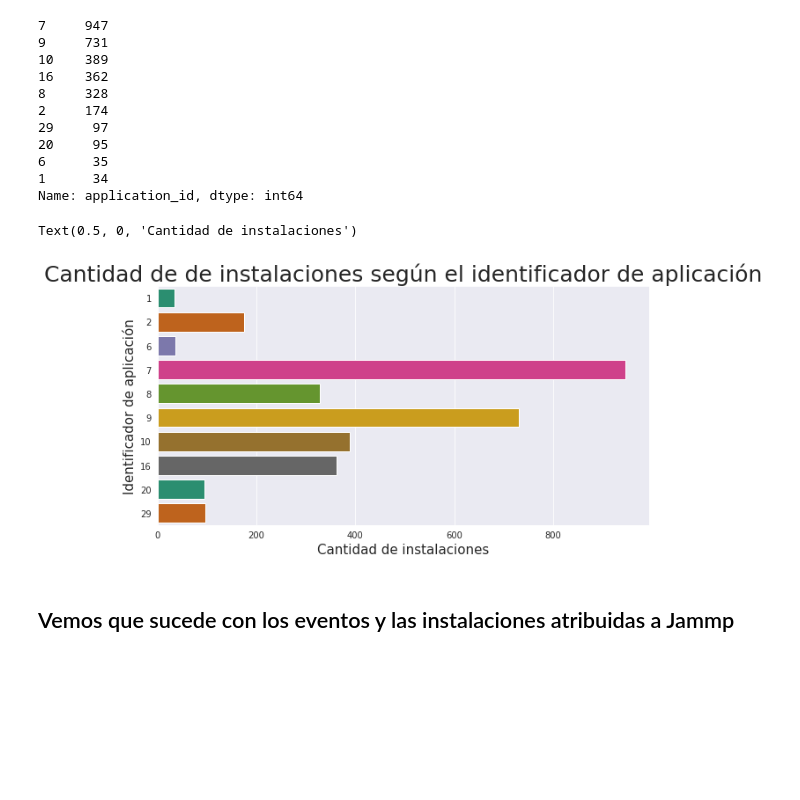
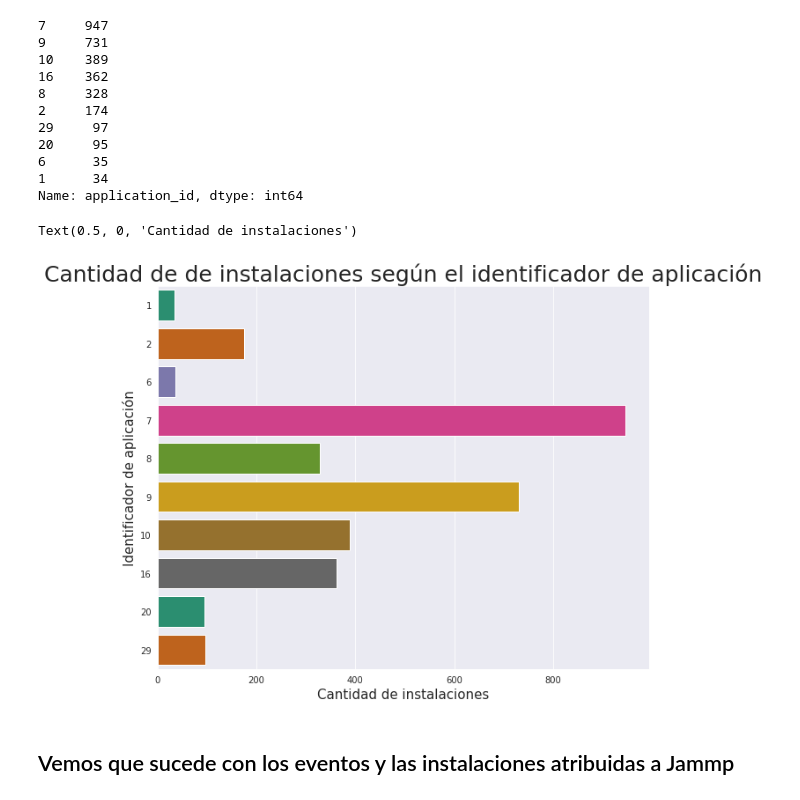
Before and after one commit to EscobarMariaSol/Organizacion-de-datos, a Jupyter notebook: TP1-Analisis de Events e Installs.ipynb, the cells around one changed output. Cells and saved outputs as stored; diff of their text form; code cells hidden in the pictures; blank space fills up the shorter version.

```diff
--- a/TP1-Analisis de Events e Installs.ipynb
+++ b/TP1-Analisis de Events e Installs.ipynb
@@ -89,15 +89,15 @@ apps_populares_inst
 1      34
 Name: application_id, dtype: int64
 # %%
-plt.figure(figsize=(10,5))
+plt.figure(figsize=(10,8))
 sns.set_style('darkgrid')
 grf3 = sns.barplot(x = apps_populares_inst.values, y = apps_populares_inst.index, orient = 'h', palette = 'Dark2')
 grf3.set_title("Cantidad de de instalaciones según el identificador de aplicación", fontsize = 25)
 grf3.set_ylabel("Identificador de aplicación", fontsize = 15)
 grf3.set_xlabel("Cantidad de instalaciones", fontsize = 15)
 # %% [output]
 Text(0.5, 0, 'Cantidad de instalaciones')
-[figure, old version]
+[figure, new version]
 # %% [markdown]
 ## Vemos que sucede con los eventos y las instalaciones atribuidas a Jammp
 # %%
```
Also changed, not shown: parts of 27 cells of this notebook, 1 other file.
